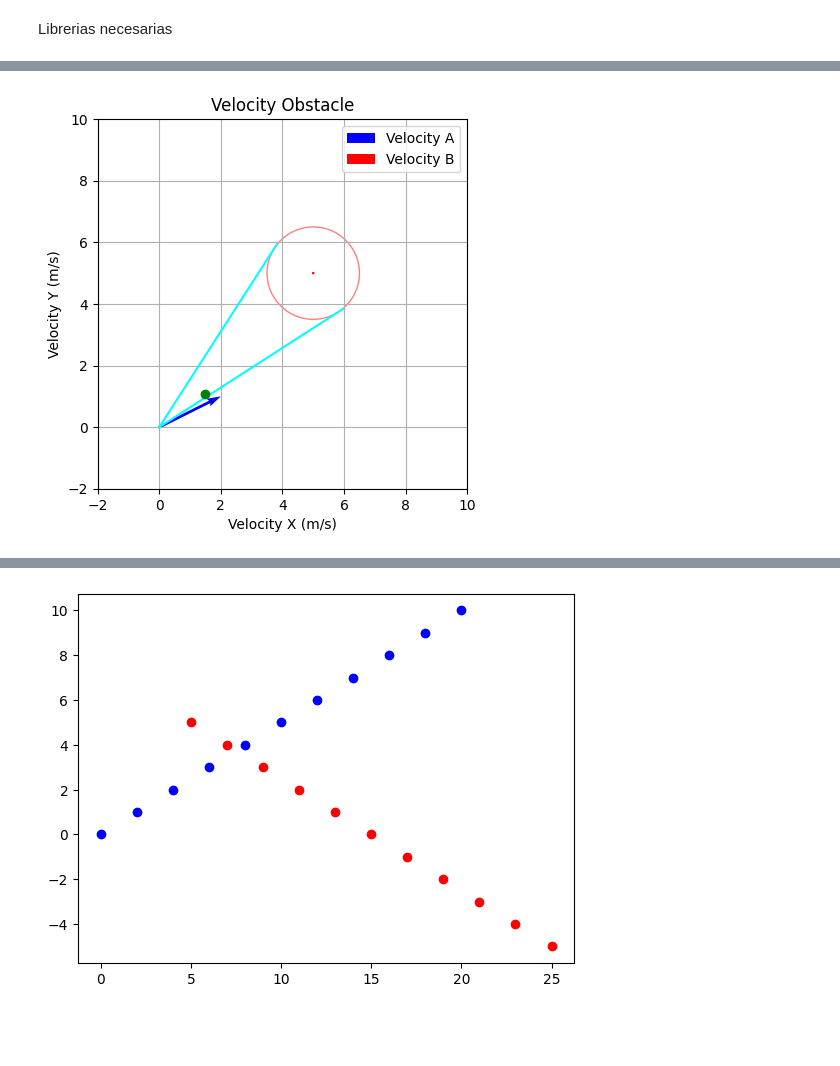
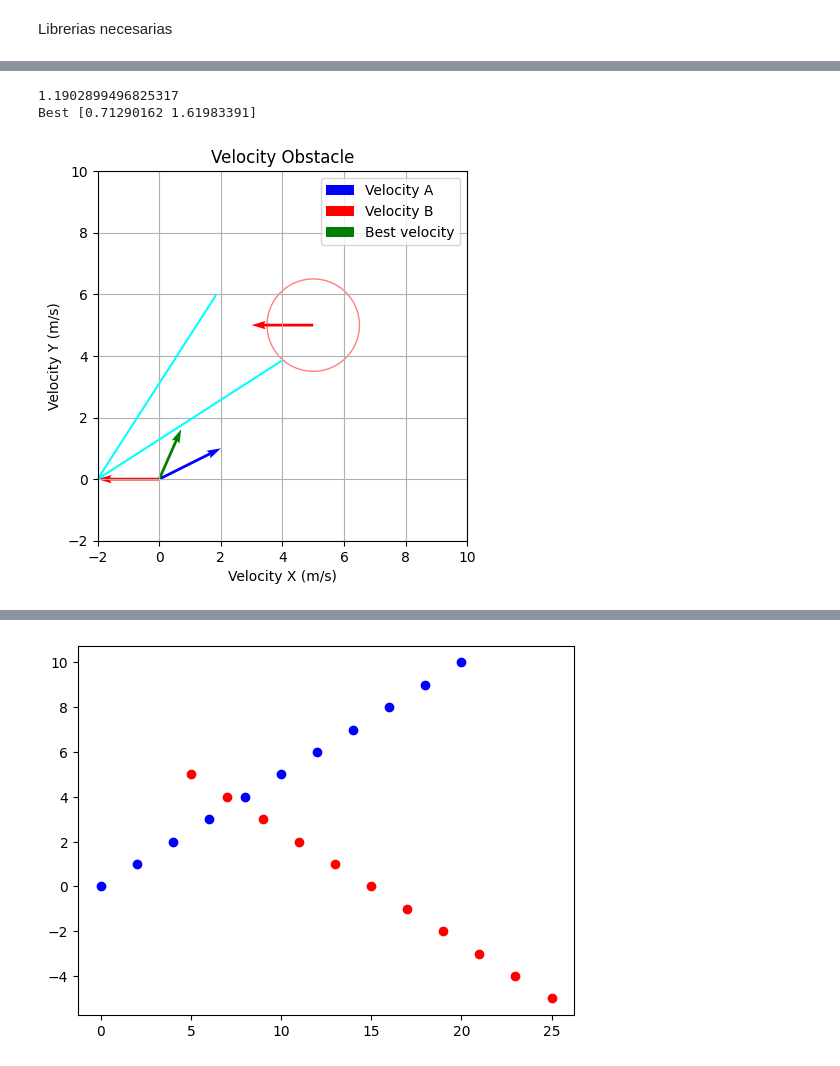
Before and after one commit to ParzivalStark/Velocity-Obstacles, a Jupyter notebook: Velocity_Obstacle.ipynb, the cells around one changed output, grey strips where cells are left out. Saved outputs shown, nothing was run; the diff lists cells and outputs as text; code cells hidden in the pictures; blank space fills up the shorter version.

```diff
--- a/Velocity_Obstacle.ipynb
+++ b/Velocity_Obstacle.ipynb
@@ -114,23 +114,27 @@ def reachable_velocities(v_A, v_max, a_max, dt=1.0, num_points=100):
 
     return vel_set
 
-# Example setup
-v_max = 3.0                   # Maximum velocity magnitude (m/s)
-a_max = 1.5                   # Maximum acceleration magnitude (m/s^2)
+
+v_max = 3.0                   # Maximum velocity (m/s)
+a_max = 2.0                   # Maximum acceleration (m/s^2)
 dt = 1.0                      # Time step (1 second)
 
 # Get the set of feasible velocities
 reachable_vel_set = reachable_velocities(A_vel, v_max, a_max, dt, numPoints)
 
 # Plotting the result
-plt.figure(figsize=(6, 6))
-plt.plot(reachable_vel_set[:, 0], reachable_vel_set[:, 1], label="reachable Velocities")
-plt.scatter(A_vel[0], A_vel[1], color='blue', label="Current Velocity")
+fig, ax = plt.subplots()
 
+#plt.figure(figsize=(6, 6))
+plt.scatter(reachable_vel_set[:, 0], reachable_vel_set[:, 1], label="reachable Velocities")
+ax.quiver(*A_pos, *A_vel, color='b', scale_units='xy', scale=1, label="Velocity A")
+ax.set_xlim(-2, 8)
+ax.set_ylim(-2, 8)
+ax.set_aspect('equal')
 plt.xlabel('Velocity X (m/s)')
 plt.ylabel('Velocity Y (m/s)')
 plt.grid(True)
-plt.gca().set_aspect('equal', adjustable='box')
+#plt.gca().set_aspect('equal', adjustable='box')
 plt.legend()
 plt.title('reachable Velocities with Velocity Constraints')
 plt.show()
@@ -146,27 +175,51 @@ POINT (1.4838643805613718 1.0665483188358147)
+# %%
+goal = np.array([2, 5]) ## position
+rel_pos_goal = goal - A_pos
+theta = np.arctan2(rel_pos_goal[1], rel_pos_goal[0])
+print(theta)
+best_vel = np.array([0, 0])
+best_ang = 0
+for vel in RAV:
+  ang = np.arctan2(vel[1], vel[0])
+  #print(ang)
+  if (ang >= best_ang and ang <= theta) or (ang <= best_ang and ang >= theta):
+    #print(vel, ang)
+    if ang == best_ang:
+      if np.linalg.norm(vel) > np.linalg.norm(best_vel):
+        best_vel = vel
+        best_ang = ang
+    else:
+        best_vel = vel
+        best_ang = ang
+print("Best", best_vel)
+# %% [output]
+1.1902899496825317
+Best [0.71290162 1.61983391]
 # %%
 # Visualization
 fig, ax = plt.subplots()
 ax.quiver(*A_pos, *A_vel, color='b', scale_units='xy', scale=1, label="Velocity A")
 ax.quiver(*B_pos, *B_vel, color='r', scale_units='xy', scale=1, label="Velocity B")
 ax.quiver(*A_pos, *B_vel, color='r', scale_units='xy', scale=1)
+ax.quiver(*A_pos, *best_vel, color='g', scale_units='xy', scale=1, label="Best velocity")
 
 # Plot the Velocity Obstacle (VO_B)
 plot_circle(ax, B_pos, B_radius + A_radius, color='r', fill=False)
 ax.plot([A_pos[0] + B_vel[0], rear_line[0] + B_vel[0]], [A_pos[1] + B_vel[1], rear_line[1] + B_vel[1]], 'cyan')
 ax.plot([A_pos[0] + B_vel[0], front_line[0] + B_vel[0]], [A_pos[1] + B_vel[1], front_line[1] + B_vel[1]], 'cyan')
-ax.plot(sel_vel[0], sel_vel[1], 'go')
+#ax.plot(best_vel[0], best_vel[1], 'go')
 # Plot configuration
 ax.set_xlim(-2, 10)
 ax.set_ylim(-2, 10)
 ax.set_aspect('equal')
 ax.legend()
 ax.set_title('Velocity Obstacle')
 plt.xlabel('Velocity X (m/s)')
 plt.ylabel('Velocity Y (m/s)')
 plt.grid(True)
 plt.show()
 # %% [output]
-[figure, old version]
+[figure, new version]
 # %%
 t_A =(A_pos[0] + B_vel[0], A_pos[1] + B_vel[1])
 t_B =(rear_line[0] + B_vel[0], rear_line[1] + B_vel[1])
```
Also changed, not shown: parts of 7 cells of this notebook.
